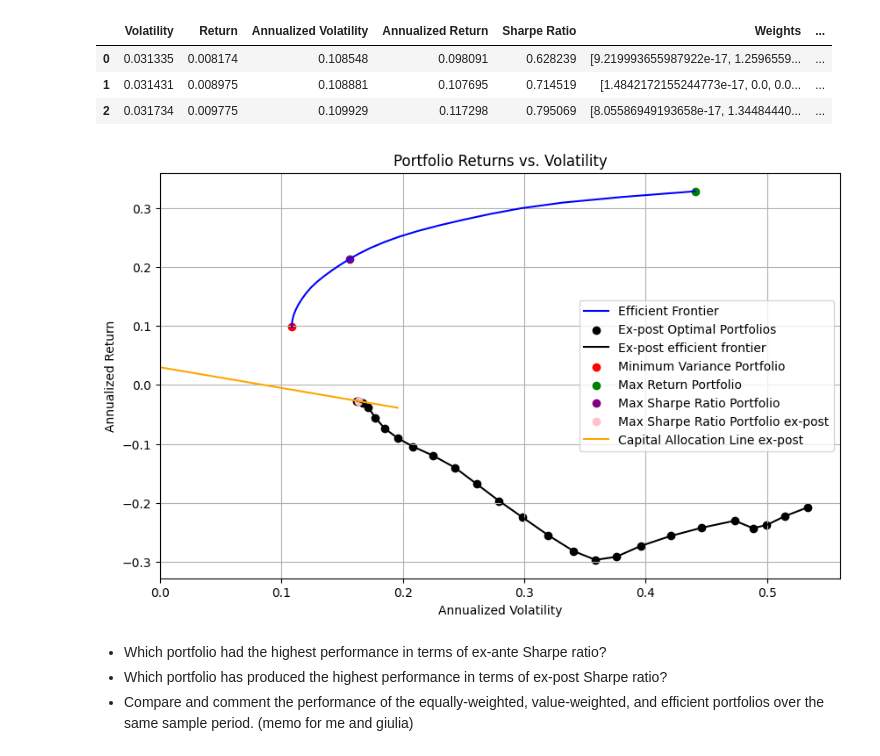
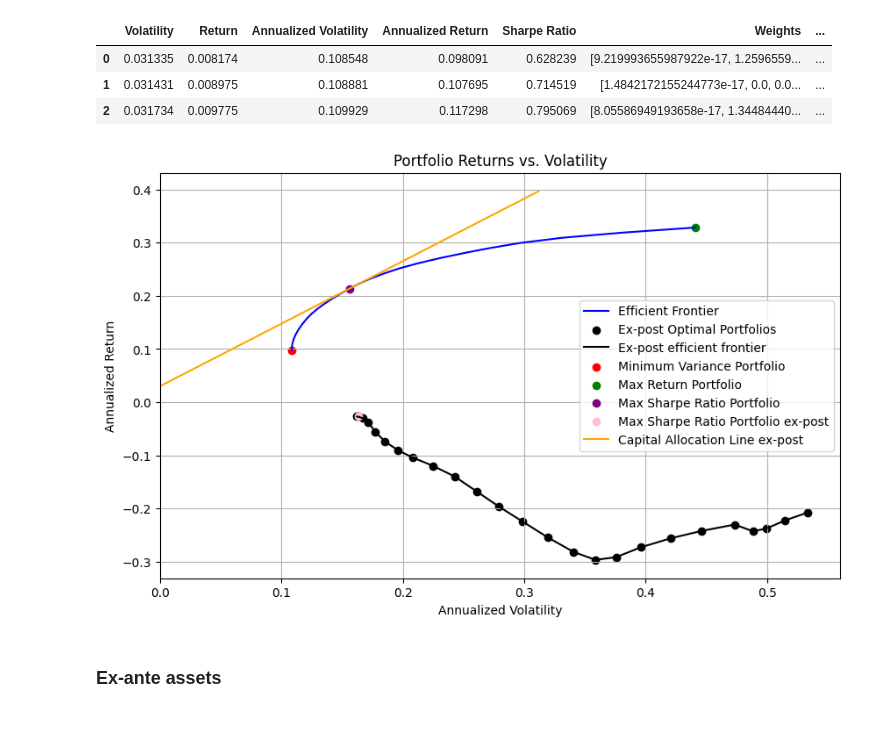
Before and after one commit to GiammarcoBozzelli/SEF, a Jupyter notebook: main.ipynb, the cells around one changed output. Cells and saved outputs as stored; diff of their text form; code cells hidden in the pictures; blank space fills up the shorter version.

```diff
--- a/main.ipynb
+++ b/main.ipynb
@@ -617,44 +639,38 @@ max_sharpe_return_expost = df_portfolio_22.loc[max_sharpe_index_expost, 'Ex-post
 
 #Define the boundaries of the ex-post CAL
 CAL_x_expost = max_sharpe_volatility_expost * 1.2
-CAL_y_expost = rfr_expected + (cal_x_end_expost * (max_sharpe_return_expost - rfr_expected) / max_sharpe_volatility_expost)
+CAL_y_expost = rfr_expected + (CAL_x_expost * (max_sharpe_return_expost - rfr_expected) / max_sharpe_volatility_expost)
 
 #Plot the figure
 #Initialize the figure
 plt.figure(figsize=(10, 6))
 
 #Plot the efficient frontier ex-ante
 #plt.scatter(df_frontier_high['Annualized Volatility'], df_frontier_high['Annualized Return'], color='blue', label='Optimal Portfolios')
 plt.plot(df_frontier_high['Annualized Volatility'], df_frontier_high['Annualized Return'], color='blue', label='Efficient Frontier')
 
 #Plot the efficient frontier ex-post
 plt.scatter(df_portfolio_22['Ex-post Annualized Volatility'], df_portfolio_22['Ex-post Annualized Returns'], color='black', label='Ex-post Optimal Portfolios')
 plt.plot(df_portfolio_22['Ex-post Annualized Volatility'], df_portfolio_22['Ex-post Annualized Returns'], color='black', label='Ex-post efficient frontier')
 
 #Plot the MVP, MaxRP, Max Sharpe Ratio Portfolio (ex-ante), Max Sharpe Ratio Portfolio ex-post
 plt.scatter(df_frontier_high.loc[MVP_index, 'Annualized Volatility'], df_frontier_high.loc[MVP_index, 'Annualized Return'], color='red', label='Minimum Variance Portfolio')
 plt.scatter(df_frontier_high.loc[MaxRP_index, 'Annualized Volatility'], df_frontier_high.loc[MaxRP_index, 'Annualized Return'], color='green', label='Max Return Portfolio')
 plt.scatter(df_frontier_high.loc[max_sharpe_index, 'Annualized Volatility'], df_frontier_high.loc[max_sharpe_index, 'Annualized Return'], color='purple', label='Max Sharpe Ratio Portfolio')
 plt.scatter(max_sharpe_volatility_expost, max_sharpe_return_expost, color='pink', label='Max Sharpe Ratio Portfolio ex-post')
 
 #Plot the ex-post CAL
-plt.plot([0, CAL_x_expost], [rfr_expected, CAL_y_expost], color='orange', label='Capital Allocation Line ex-post')
+plt.plot([0, CAL_x], [rfr_expected, CAL_y], color='orange', label='Capital Allocation Line ex-post')
 
 #Add title, legends, ect
 plt.xlim(0)
 plt.title('Portfolio Returns vs. Volatility')
 plt.xlabel('Annualized Volatility')
 plt.ylabel('Annualized Return')
 plt.legend()
 plt.grid(True)
 plt.show()
 # %% [output]
-[figure, old version]
+[figure, new version]
-# %% [markdown]
-- Which portfolio had the
-highest performance in terms of ex-ante Sharpe ratio?
-- Which portfolio has produced
-the highest performance in terms of ex-post Sharpe ratio?
-- Compare and comment the performance of the equally-weighted, value-weighted, and
-efficient portfolios over the same sample period.
-(memo for me and giulia)
+# %% [markdown]
+### Ex-ante assets
```
Also changed, not shown: parts of 21 cells of this notebook.
